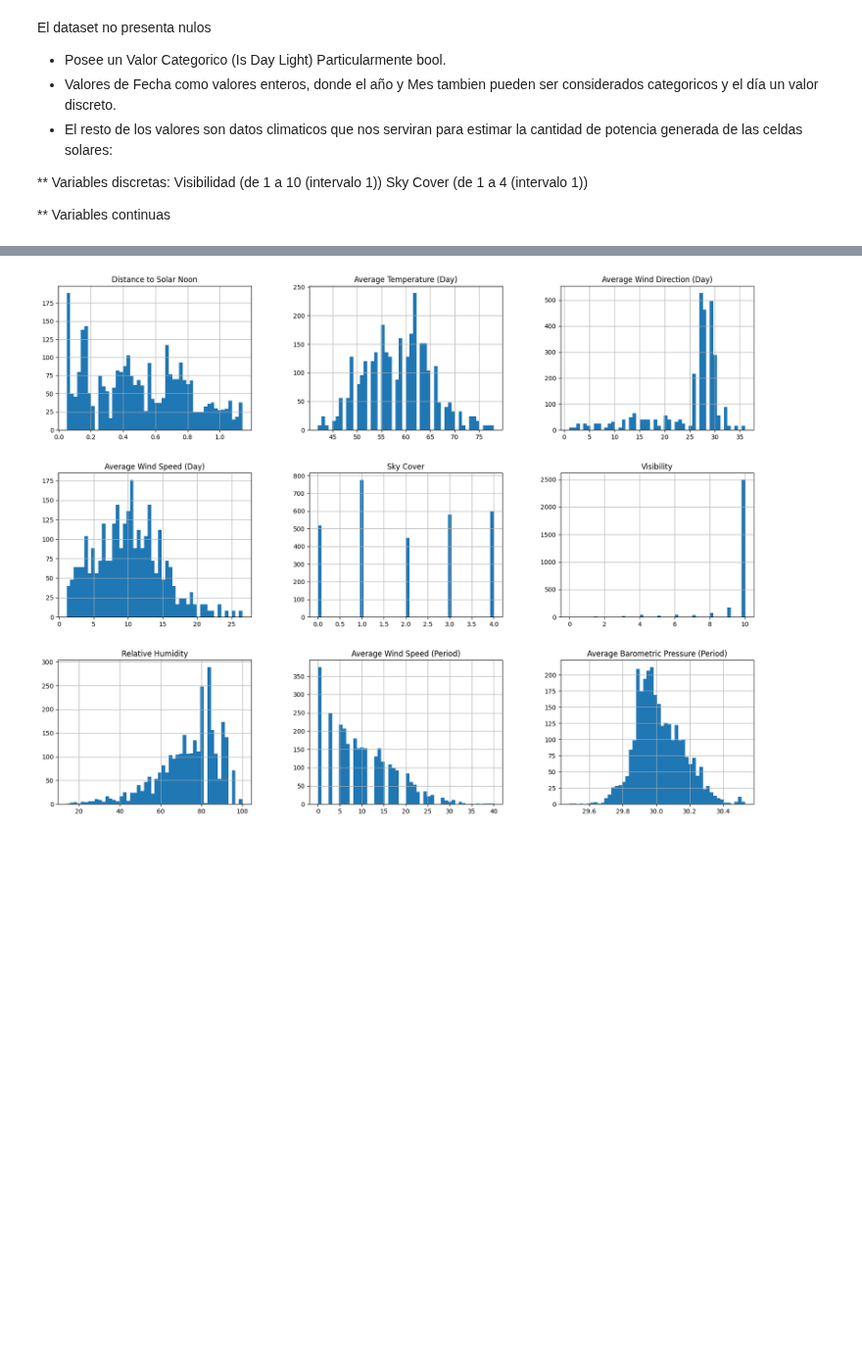
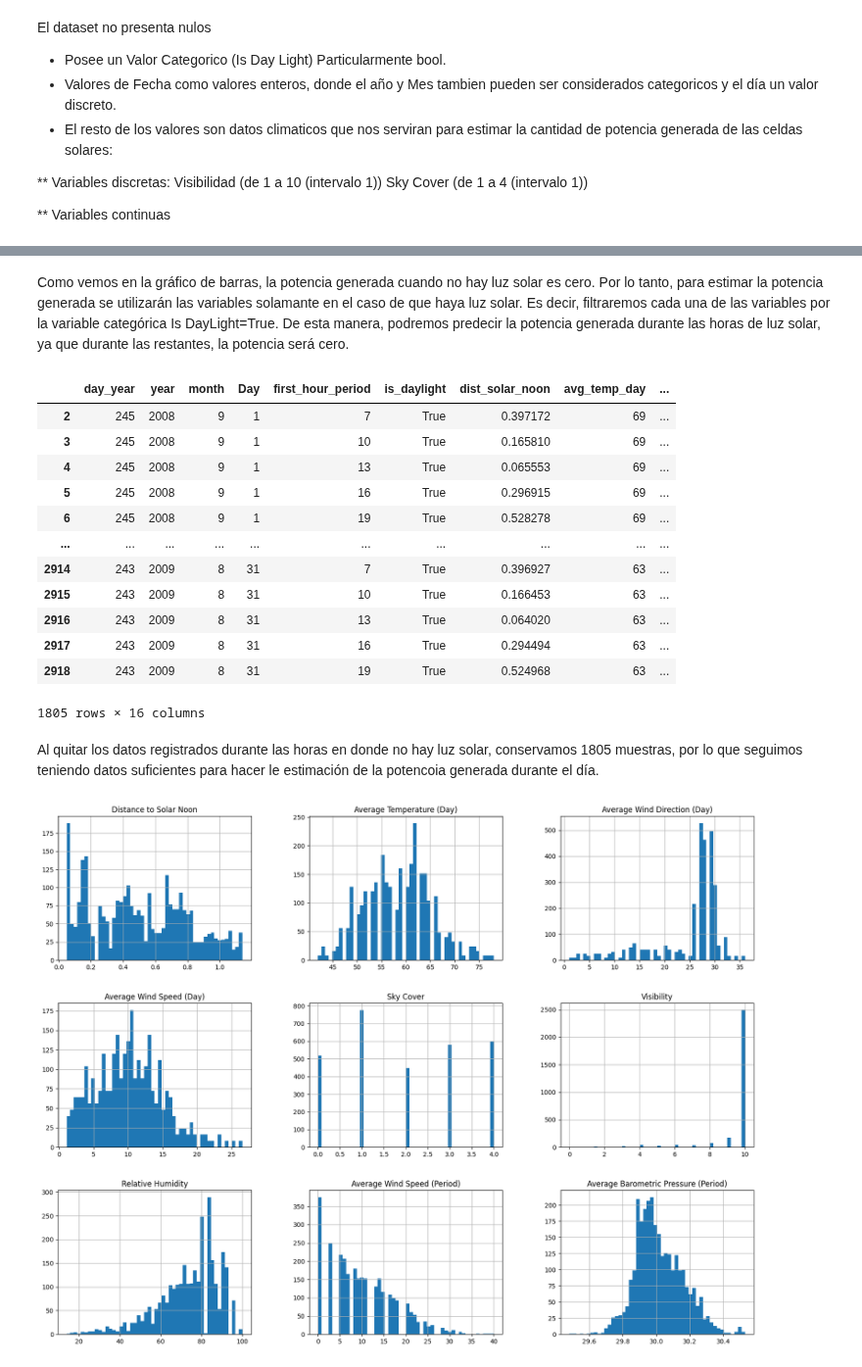
Before and after one commit to FernandoEzequiel/Coder, a Jupyter notebook: notebook/Entregas Coder/Visualizaciones_GarciaGonzalez.ipynb, the cells around one changed output, grey strips where cells are left out. Shown at 98% size. Saved outputs shown, nothing was run; the diff lists cells and outputs as text; code cells hidden in the pictures; blank space fills up the shorter version.

```diff
--- a/notebook/Entregas Coder/Visualizaciones_GarciaGonzalez.ipynb
+++ b/notebook/Entregas Coder/Visualizaciones_GarciaGonzalez.ipynb
@@ -100,0 +134,23 @@ df_DataSet2.iloc[:,6:16].describe().T
+# %% [markdown]
+Como vemos en la gráfico de barras, la potencia generada cuando no hay luz solar es cero. Por lo tanto, para estimar la potencia generada
+se utilizarán las variables solamante en el caso de que haya luz solar. Es decir, filtraremos cada una de las variables por la variable categórica Is DayLight=True. De esta manera, podremos predecir la potencia generada durante las horas de luz solar, ya que durante las restantes, la potencia será cero.
+# %%
+# nos quedamos con los datos correspondientes al período de luz solar
+df_DataSet2_dia = df_DataSet2.query('is_daylight == True')
+df_DataSet2_dia
+# %% [output]
+|  | day_year | year | month | Day | first_hour_period | is_daylight | dist_solar_noon | avg_temp_day | ... |
+| 2 | 245 | 2008 | 9 | 1 | 7 | True | 0.397172 | 69 | ... |
+| 3 | 245 | 2008 | 9 | 1 | 10 | True | 0.165810 | 69 | ... |
+| 4 | 245 | 2008 | 9 | 1 | 13 | True | 0.065553 | 69 | ... |
+| 5 | 245 | 2008 | 9 | 1 | 16 | True | 0.296915 | 69 | ... |
+| 6 | 245 | 2008 | 9 | 1 | 19 | True | 0.528278 | 69 | ... |
+| ... | ... | ... | ... | ... | ... | ... | ... | ... | ... |
+| 2914 | 243 | 2009 | 8 | 31 | 7 | True | 0.396927 | 63 | ... |
+| 2915 | 243 | 2009 | 8 | 31 | 10 | True | 0.166453 | 63 | ... |
+| 2916 | 243 | 2009 | 8 | 31 | 13 | True | 0.064020 | 63 | ... |
+| 2917 | 243 | 2009 | 8 | 31 | 16 | True | 0.294494 | 63 | ... |
+| 2918 | 243 | 2009 | 8 | 31 | 19 | True | 0.524968 | 63 | ... |
+1805 rows × 16 columns
+# %% [markdown]
+Al quitar los datos registrados durante las horas en donde no hay luz solar, conservamos 1805 muestras, por lo que seguimos teniendo datos suficientes para hacer le estimación de la potencoia generada durante el día.
```
Also changed, not shown: parts of 5 cells of this notebook, 1 other file.
